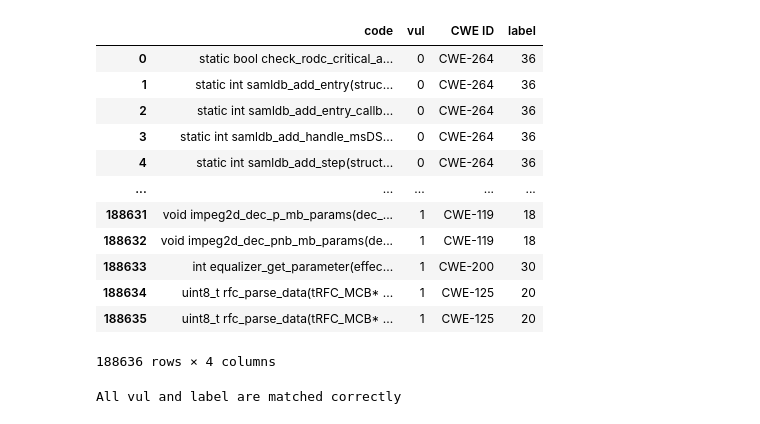
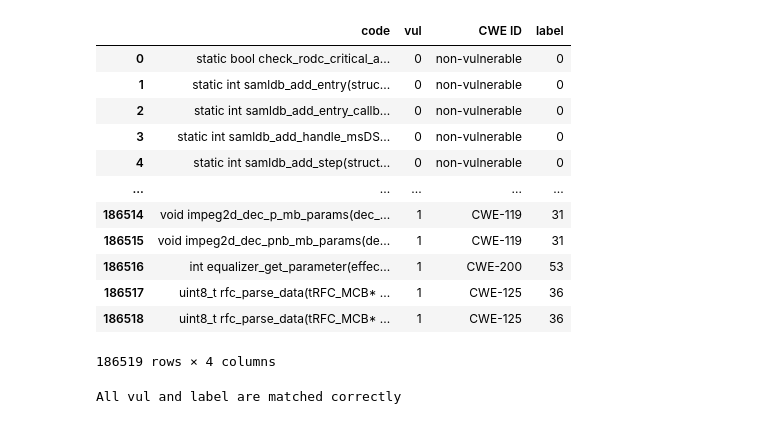
Before and after one commit to seunghee6022/TransVulDet, a Jupyter notebook: data preprocessing/Integration_MVD_and_MSR.ipynb, the cells around one changed output. Saved outputs shown, nothing was run; the diff lists cells and outputs as text; code cells hidden in the pictures.

```diff
--- a/data preprocessing/Dataset Integration.ipynb
+++ b/data preprocessing/Integration_MVD_and_MSR.ipynb
@@ -28,3 +17,0 @@ mvd_df.size
-# %%
-msr_df['CWE ID'] = msr_df['CWE ID'].replace(np.nan, 'non-vulnerable')
-msr_df['CWE ID'].unique()
@@ -125,3 +17,0 @@ print(total_cwe_list)  # prints ['item1', 'item2', 'item3', 'item10', 'item25']
-# %%
-total_cwe_dict = { cwe_id_key: idx for idx, cwe_id_key in enumerate(total_cwe_list)}
-print(total_cwe_dict)
@@ -131,0 +34,8 @@ print(total_cwe_dict)
+# %%
+# load dict for later retrieval
+import pickle
+
+with open("preprocessed datasets/total_cwe_dict.txt", "rb") as myFile:
+    total_cwe_dict = pickle.load(myFile)
+
+print(total_cwe_dict)
@@ -156,6 +67,6 @@ vul and CWE ID are not matched!!!!! 0 CWE-264
 All vul and CWE ID are matched correctly
 # %%
 # add new column based on dictionary values
-msr_df['label'] = msr_df['CWE ID'].apply(lambda x: total_cwe_dict.get(x))
+msr_df['label'] = msr_df['cwe_id_new'].apply(lambda x: total_cwe_dict.get(x))
 msr_df
 # %% [output]
@@ -222,21 +138,21 @@ mvd_pre_df
 # %%
-msr_pre_df = msr_df[['func_before', 'vul', 'CWE ID','label']]
-msr_pre_df = msr_pre_df.rename(columns={'func_before':'code'})
+msr_pre_df = msr_df[['func_before', 'vul', 'cwe_id_new','label']]
+msr_pre_df = msr_pre_df.rename(columns={'func_before':'code','cwe_id_new':'CWE ID'})
 msr_pre_df
 # %% [output]
 |  | code | vul | CWE ID | label |
-| 0 | static bool check_rodc_critical_a... | 0 | CWE-264 | 36 |
-| 1 | static int samldb_add_entry(struc... | 0 | CWE-264 | 36 |
-| 2 | static int samldb_add_entry_callb... | 0 | CWE-264 | 36 |
-| 3 | static int samldb_add_handle_msDS... | 0 | CWE-264 | 36 |
-| 4 | static int samldb_add_step(struct... | 0 | CWE-264 | 36 |
+| 0 | static bool check_rodc_critical_a... | 0 | non-vulnerable | 0 |
+| 1 | static int samldb_add_entry(struc... | 0 | non-vulnerable | 0 |
+| 2 | static int samldb_add_entry_callb... | 0 | non-vulnerable | 0 |
+| 3 | static int samldb_add_handle_msDS... | 0 | non-vulnerable | 0 |
+| 4 | static int samldb_add_step(struct... | 0 | non-vulnerable | 0 |
 | ... | ... | ... | ... | ... |
-| 188631 | void impeg2d_dec_p_mb_params(dec_... | 1 | CWE-119 | 18 |
-| 188632 | void impeg2d_dec_pnb_mb_params(de... | 1 | CWE-119 | 18 |
-| 188633 | int equalizer_get_parameter(effec... | 1 | CWE-200 | 30 |
-| 188634 | uint8_t rfc_parse_data(tRFC_MCB* ... | 1 | CWE-125 | 20 |
-| 188635 | uint8_t rfc_parse_data(tRFC_MCB* ... | 1 | CWE-125 | 20 |
+| 186514 | void impeg2d_dec_p_mb_params(dec_... | 1 | CWE-119 | 31 |
+| 186515 | void impeg2d_dec_pnb_mb_params(de... | 1 | CWE-119 | 31 |
+| 186516 | int equalizer_get_parameter(effec... | 1 | CWE-200 | 53 |
+| 186517 | uint8_t rfc_parse_data(tRFC_MCB* ... | 1 | CWE-125 | 36 |
+| 186518 | uint8_t rfc_parse_data(tRFC_MCB* ... | 1 | CWE-125 | 36 |
-188636 rows × 4 columns
+186519 rows × 4 columns
 # %%
 check_match_vul_and_label(mvd_pre_df)
 # %% [output]
```
Also changed, not shown: parts of 30 cells of this notebook, 5 other files.
